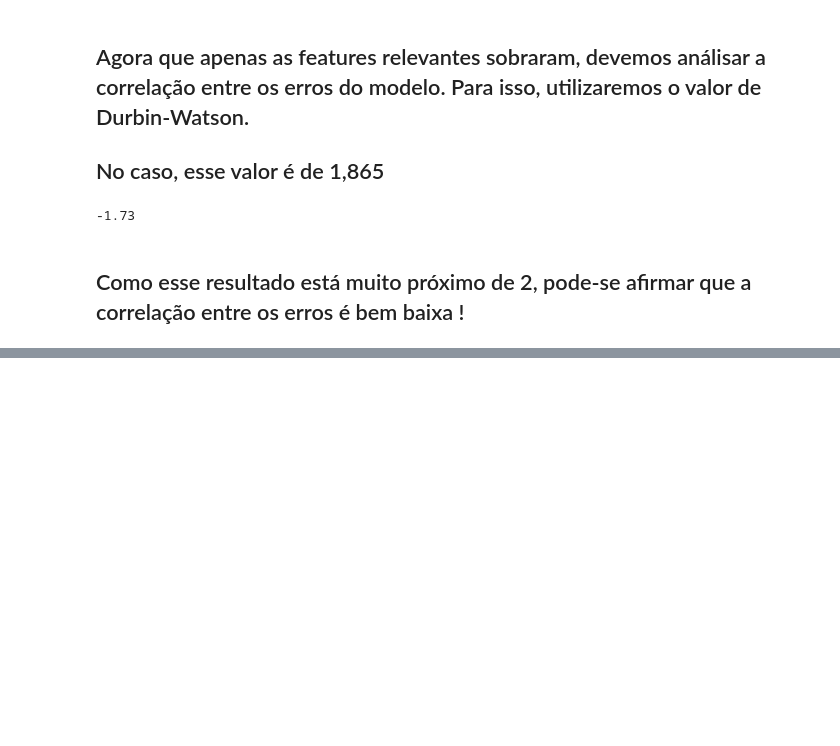
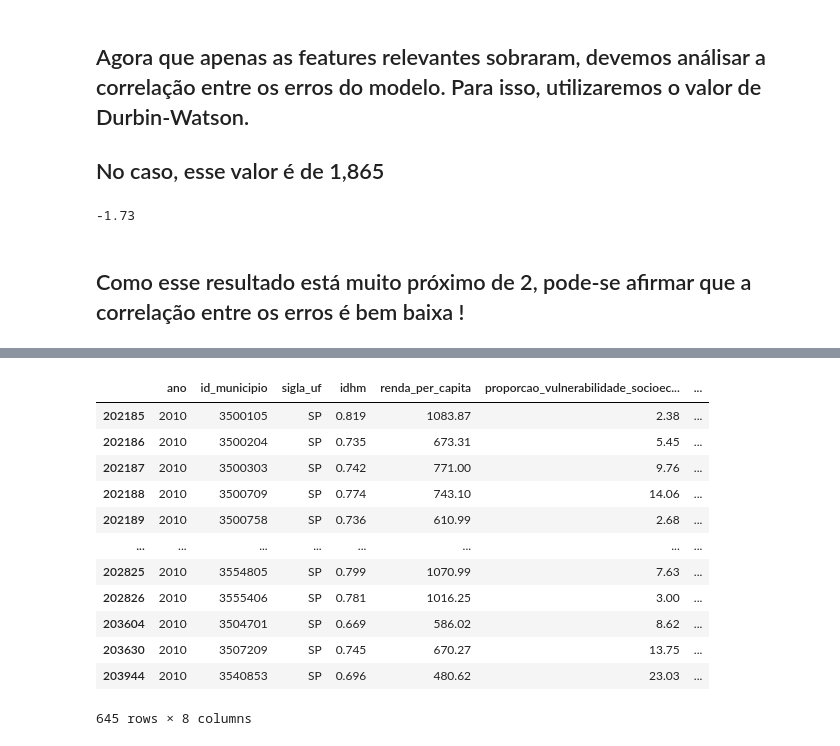
Before and after one commit to felipebns/P2_Cdados, a Jupyter notebook: p2_cdados.ipynb, the cells around one changed output, grey strips where cells are left out. Drawn from its saved outputs; the diff is of its cells as text; code cells hidden in the pictures; blank space fills up the shorter version.

```diff
--- a/p2_cdados.ipynb
+++ b/p2_cdados.ipynb
@@ -377,0 +418,18 @@ resultado
+# %%
+ivs_novo_t = ivs_t_t.dropna()
+ivs_novo2_t = ivs_novo_t.drop_duplicates(subset='id_municipio', keep = 'first')
+ivs_novo2_t
+# %% [output]
+|  | ano | id_municipio | sigla_uf | idhm | renda_per_capita | proporcao_vulnerabilidade_socioec... | ... |
+| 202185 | 2010 | 3500105 | SP | 0.819 | 1083.87 | 2.38 | ... |
+| 202186 | 2010 | 3500204 | SP | 0.735 | 673.31 | 5.45 | ... |
+| 202187 | 2010 | 3500303 | SP | 0.742 | 771.00 | 9.76 | ... |
+| 202188 | 2010 | 3500709 | SP | 0.774 | 743.10 | 14.06 | ... |
+| 202189 | 2010 | 3500758 | SP | 0.736 | 610.99 | 2.68 | ... |
+| ... | ... | ... | ... | ... | ... | ... | ... |
+| 202825 | 2010 | 3554805 | SP | 0.799 | 1070.99 | 7.63 | ... |
+| 202826 | 2010 | 3555406 | SP | 0.781 | 1016.25 | 3.00 | ... |
+| 203604 | 2010 | 3504701 | SP | 0.669 | 586.02 | 8.62 | ... |
+| 203630 | 2010 | 3507209 | SP | 0.745 | 670.27 | 13.75 | ... |
+| 203944 | 2010 | 3540853 | SP | 0.696 | 480.62 | 23.03 | ... |
+645 rows × 8 columns
```
Also changed, not shown: parts of 17 cells of this notebook.
